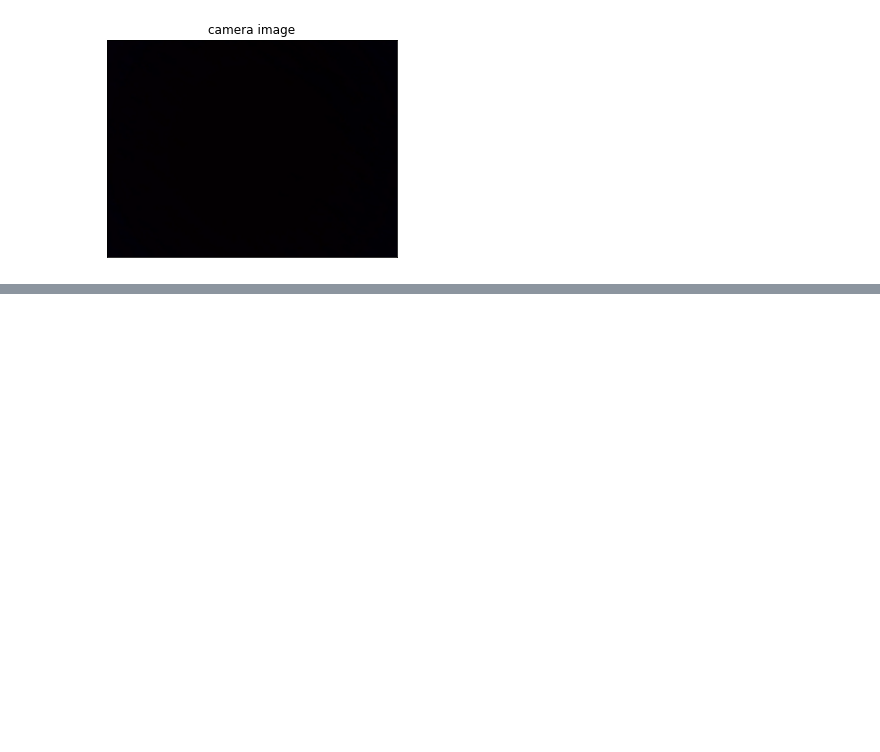
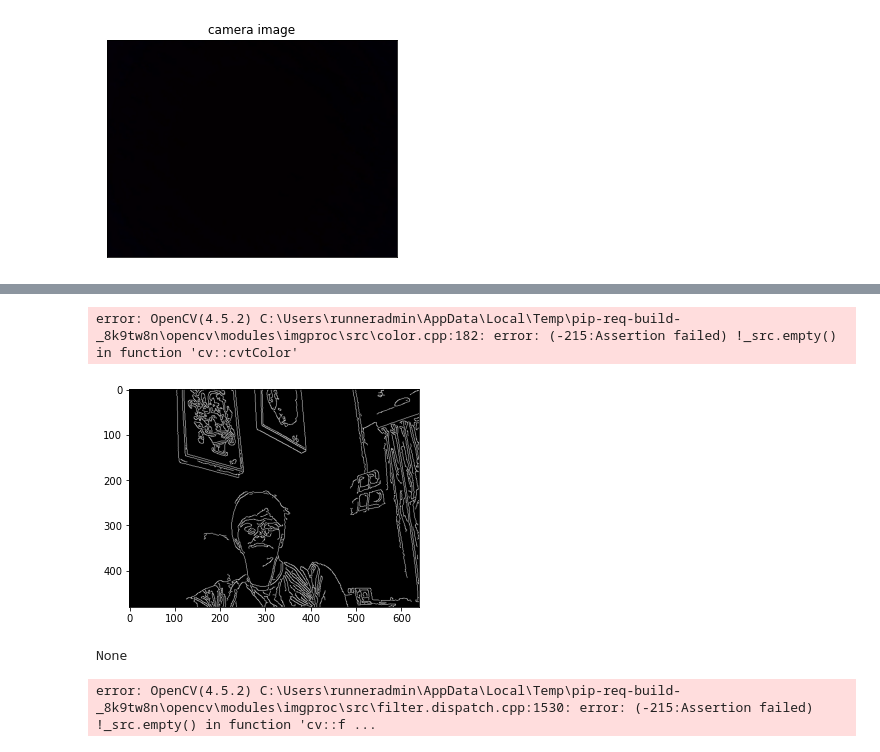
Before and after one commit to AkashKumarSingh11032001/IBM-Artificial-Intelligence-and-Machine-Learning-By-IBM-Watson, a Jupyter notebook: Lec 25- Open CV/Lec 23 OpenCV.ipynb, the cells around one changed output, grey strips where cells are left out. Saved outputs shown, nothing was run; the diff lists cells and outputs as text; code cells hidden in the pictures; blank space fills up the shorter version.

```diff
--- a/Lec 25- Open CV/Lec 23 OpenCV.ipynb
+++ b/Lec 25- Open CV/Lec 23 OpenCV.ipynb
@@ -192,0 +193,22 @@ cap.release()
+# %%
+import cv2
+def sketch(image):
+    img_gray = cv2.cvtColor(image,cv2.COLOR_BGR2GRAY)
+    img_gray_blur =cv2.GaussianBlur(img_gray,(5,5),0)
+    canny_edge =cv2.Canny(img_gray_blur,10,70)
+    ret, mask =cv2.threshold(canny_edge,70,255,cv2.THRESH_BINARY)
+    return mask
+cap = cv2.VideoCapture(0)
+while True:
+    ret,frame = cap.read()
+    #frame= np.array(sct.grab(mon))
+    plt.imshow(cv2.cvtColor(sketch(frame), cv2.COLOR_BGR2RGB))
+    #plt.imshow(cv2.cvtColor(sketch(frame),cv2.COLOR_BGR2RGB))
+    #plt.imshow('Ourlivesketch',sketch(frame))
+    if cv2.waitKey(1) == 27:
+        break
+    cap.release()
+    cv2.destroyAllWindows()
+# %% [output]
+error: OpenCV(4.5.2) C:\Users\runneradmin\AppData\Local\Temp\pip-req-build-_8k9tw8n\opencv\modules\imgproc\src\color.cpp:182: error: (-215:Assertion failed) !_src.empty() in function 'cv::cvtColor'
+[figure, added]
@@ -192,0 +227,17 @@ cap.release()
+# %%
+import cv2
+import numpy as np
+img = cv2.imread("abs.jpg")
+print(np.array(img))
+kernel_sharping = np.array([[-1,-1,-1],[-1,9,-1],[-1,-1,-1]])
+sharpened = cv2.filter2D(img,-1,kernel_sharping)
+#sharpened=cv2.blur(img, -1,(3,3))
+
+cv2.imshow('original Image',img)
+
+cv2.imshow('Sharpened Image',sharpened)
+cv2.waitKey(0)
+cv2.destroyAllWindows()
+# %% [output]
+None
+error: OpenCV(4.5.2) C:\Users\runneradmin\AppData\Local\Temp\pip-req-build-_8k9tw8n\opencv\modules\imgproc\src\filter.dispatch.cpp:1530: error: (-215:Assertion failed) !_src.empty() in function 'cv::f ...
```
Also changed, not shown: parts of 11 cells of this notebook.
